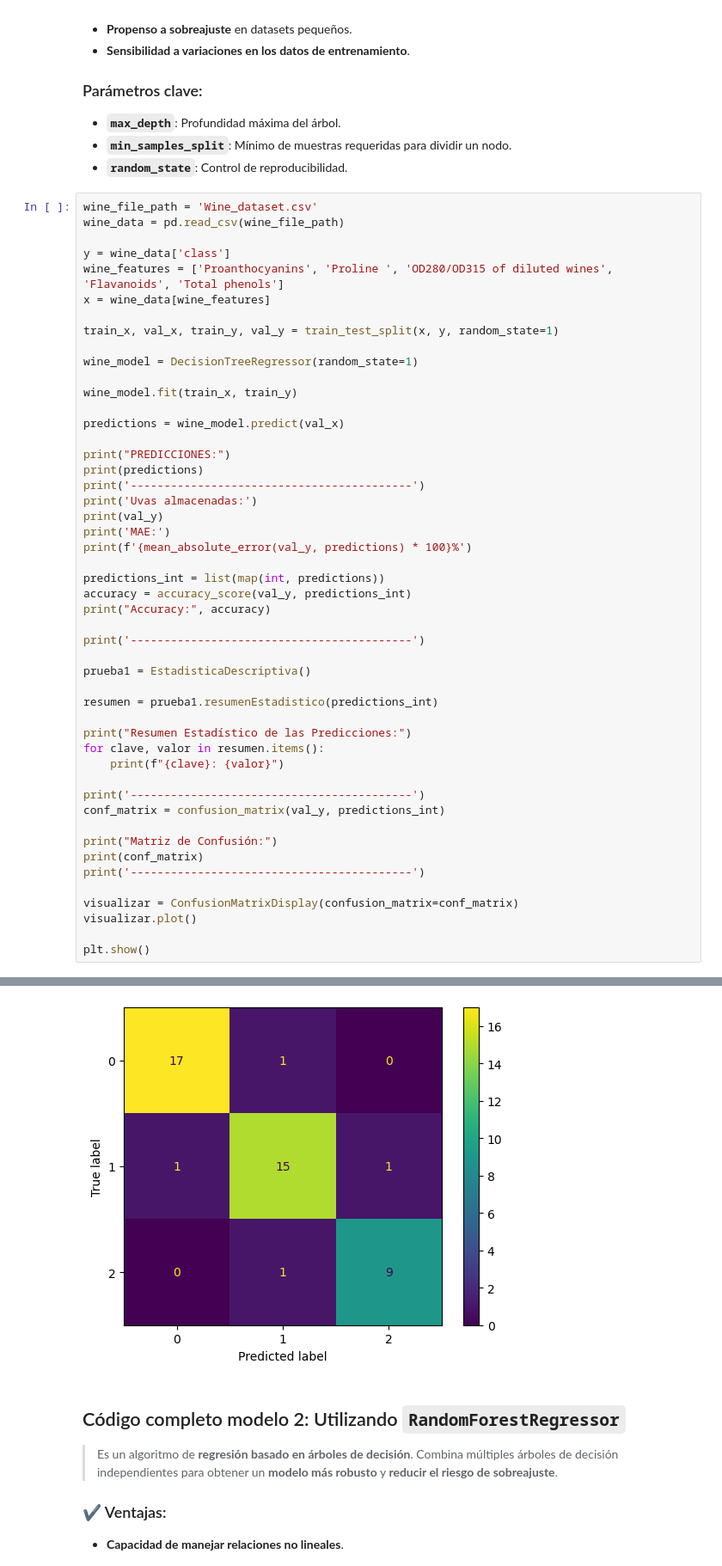
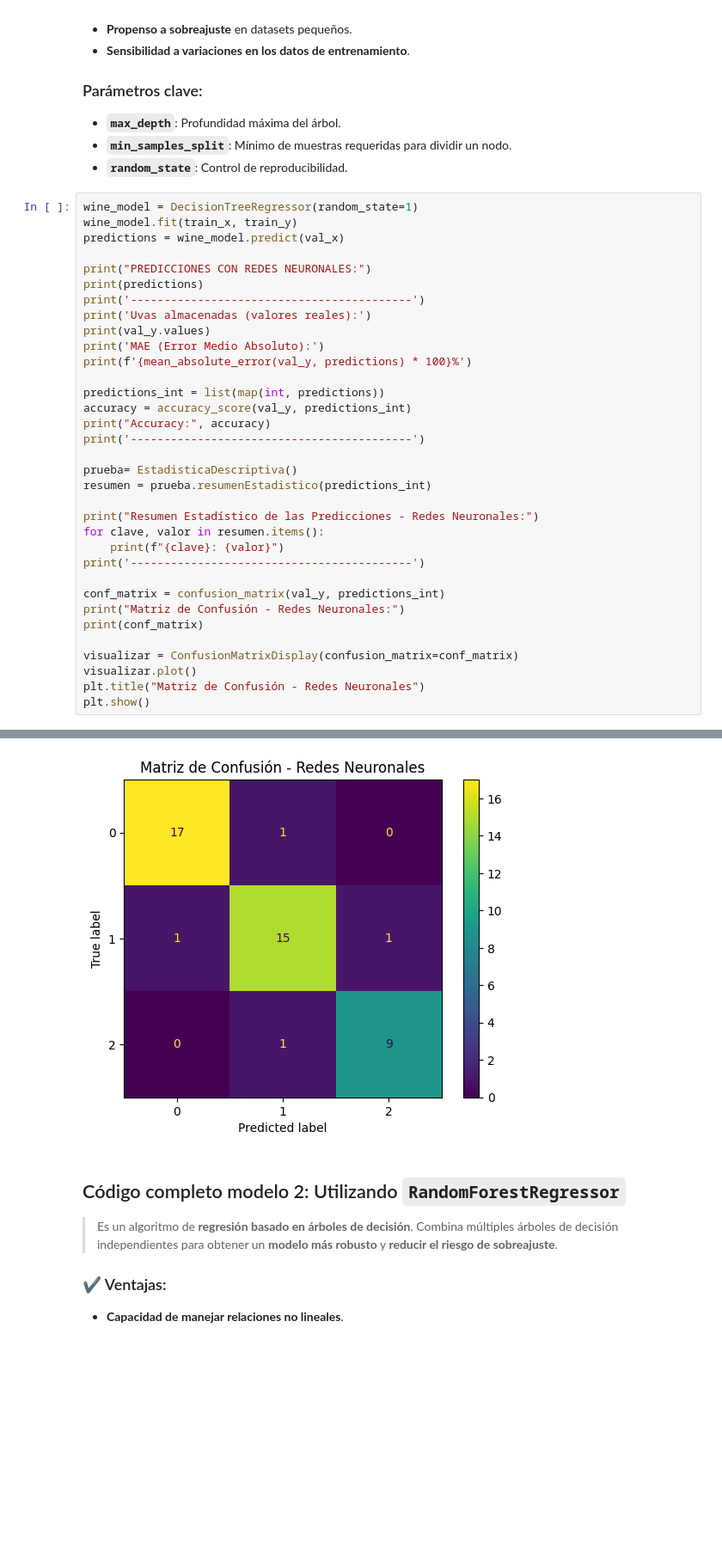
Before and after one commit to ikasle12345/RETO1, a Jupyter notebook: ModeloVino.ipynb, the cells around one changed output, grey strips where cells are left out. Shown: that part at 86% size. Saved outputs shown, nothing was run; the diff lists cells and outputs as text; blank space fills up the shorter version.

```diff
--- a/ModeloVino.ipynb
+++ b/ModeloVino.ipynb
@@ -320,52 +322,37 @@ Matriz de Confusión:
 - **`min_samples_split`**: Mínimo de muestras requeridas para dividir un nodo.
 - **`random_state`**: Control de reproducibilidad.
 # %%
-wine_file_path = 'Wine_dataset.csv'
-wine_data = pd.read_csv(wine_file_path)
-
-y = wine_data['class']
-wine_features = ['Proanthocyanins', 'Proline ', 'OD280/OD315 of diluted wines', 'Flavanoids', 'Total phenols']
-x = wine_data[wine_features]
-
-train_x, val_x, train_y, val_y = train_test_split(x, y, random_state=1)
-
 wine_model = DecisionTreeRegressor(random_state=1)
-
 wine_model.fit(train_x, train_y)
-
 predictions = wine_model.predict(val_x)
 
-print("PREDICCIONES:")
+print("PREDICCIONES CON REDES NEURONALES:")
 print(predictions)
 print('------------------------------------------')
-print('Uvas almacenadas:')
-print(val_y)
-print('MAE:')
+print('Uvas almacenadas (valores reales):')
+print(val_y.values)
+print('MAE (Error Medio Absoluto):')
 print(f'{mean_absolute_error(val_y, predictions) * 100}%')
 
 predictions_int = list(map(int, predictions))
 accuracy = accuracy_score(val_y, predictions_int)
 print("Accuracy:", accuracy)
-
 print('------------------------------------------')
 
-prueba1 = EstadisticaDescriptiva()
+prueba= EstadisticaDescriptiva()
+resumen = prueba.resumenEstadistico(predictions_int)
 
-resumen = prueba1.resumenEstadistico(predictions_int)
-
-print("Resumen Estadístico de las Predicciones:")
+print("Resumen Estadístico de las Predicciones - Redes Neuronales:")
 for clave, valor in resumen.items():
     print(f"{clave}: {valor}")
+print('------------------------------------------')
 
-print('------------------------------------------')
 conf_matrix = confusion_matrix(val_y, predictions_int)
-
-print("Matriz de Confusión:")
+print("Matriz de Confusión - Redes Neuronales:")
 print(conf_matrix)
-print('------------------------------------------')
 
 visualizar = ConfusionMatrixDisplay(confusion_matrix=conf_matrix)
 visualizar.plot()
-
+plt.title("Matriz de Confusión - Redes Neuronales")
 plt.show()
 # %% [output]
@@ -389,4 +376,4 @@ Uvas almacenadas:
-[figure, old version]
+[figure, new version]
 # %% [markdown]
 ## Código completo modelo 2: Utilizando `RandomForestRegressor`
 
```
Also changed, not shown: parts of 10 cells of this notebook.
